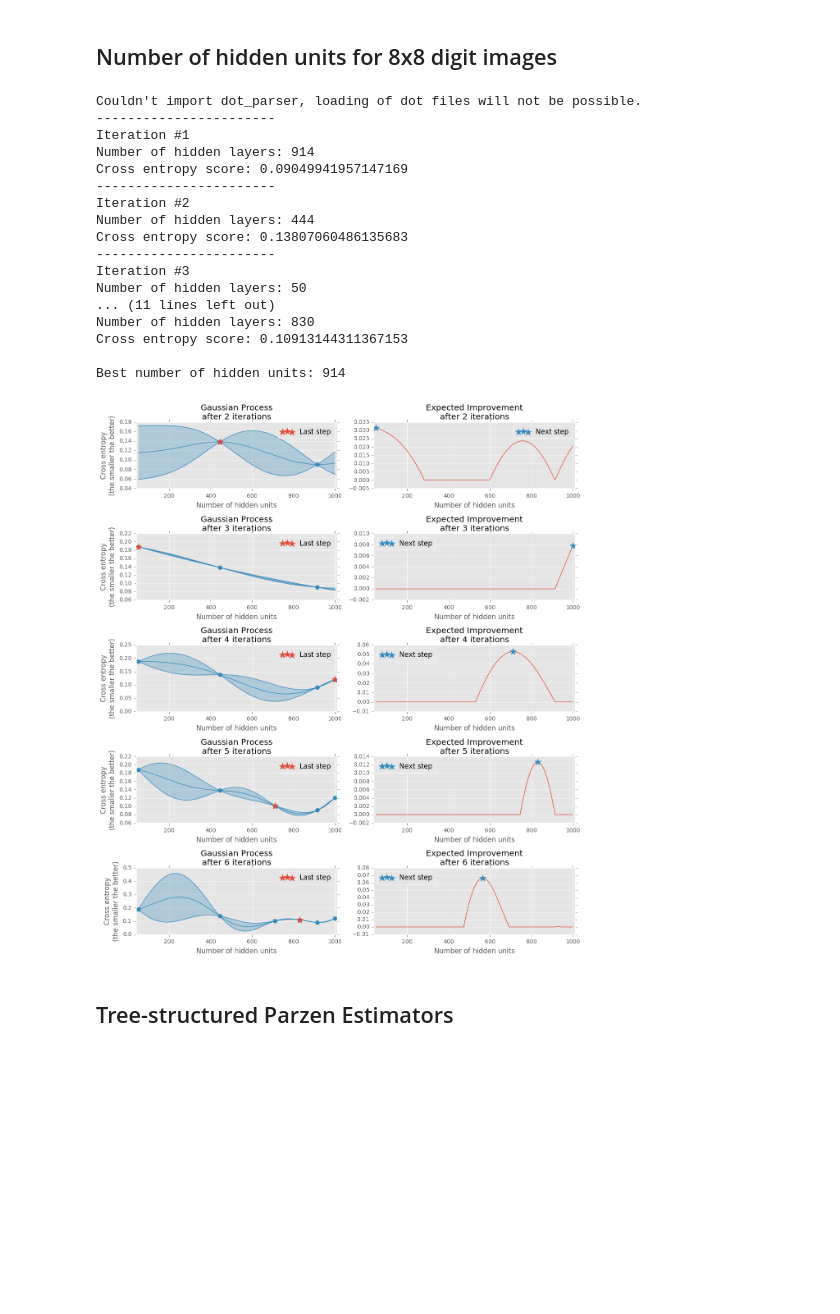
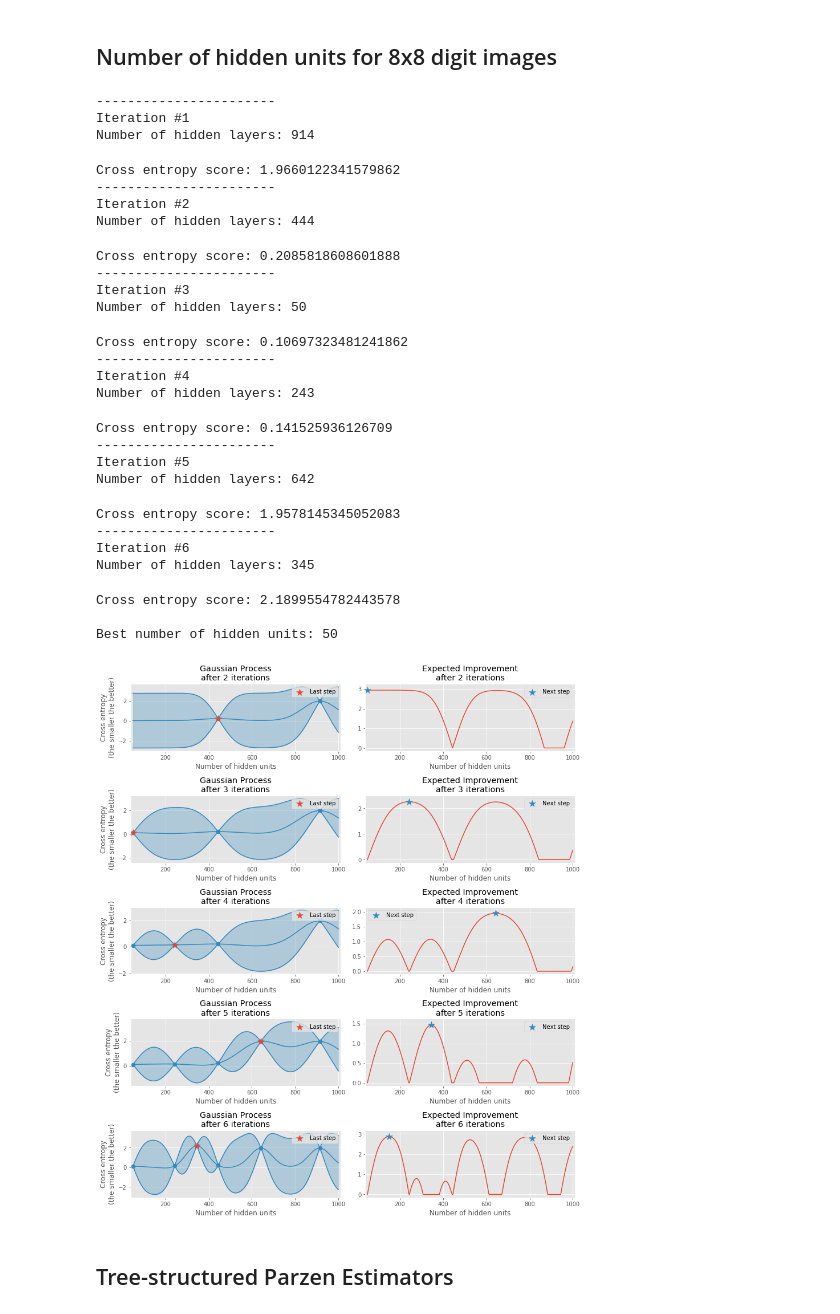
Before and after one commit to itdxer/neupy, a Jupyter notebook: notebooks/Hyperparameter optimization for Neural Networks.ipynb, the cells around one changed output. Cells and saved outputs as stored; diff of their text form; code cells hidden in the pictures; blank space fills up the shorter version.

```diff
--- a/notebooks/Hyperparameter optimization for Neural Networks.ipynb
+++ b/notebooks/Hyperparameter optimization for Neural Networks.ipynb
@@ -24,7 +24,8 @@ import matplotlib.pyplot as plt
 plt.style.use('ggplot')
 warnings.filterwarnings("ignore")
 
-colors = plt.rcParams['axes.color_cycle']
+colors = plt.rcParams['axes.prop_cycle']
+colors = [c['color'] for c in colors]
 # %%
 import os
 
@@ -138,8 +139,8 @@ for i in range(1, 4):
 # %% [markdown]
 ## Gaussian Process
 # %%
-from sklearn.gaussian_process import GaussianProcess, GaussianProcessRegressor
-from sklearn.gaussian_process import correlation_models as correlation
+from sklearn.gaussian_process import GaussianProcessRegressor
+from sklearn.gaussian_process.kernels import RBF, WhiteKernel, ConstantKernel as C
 
 def plot_gp_bounds(x, y, x_predict, y_predict, y_std, ax=None):
     if ax is None:
@@ -156,23 +157,24 @@ def plot_gp_bounds(x, y, x_predict, y_predict, y_std, ax=None):
         x_predict,
         bound1.reshape(len(bound1)),
         bound2.reshape(len(bound2)),
-        alpha=0.3
+        alpha=0.3,
+        color=colors[1],
     )
     ax.scatter(x, y, color=colors[1], s=50)
 
     return ax
 
-def gp(x, y, index, nugget=1e-5):
-    gp = GaussianProcess(corr='squared_exponential', theta0=1e-1,
-                         thetaL=1e-3, thetaU=1, nugget=nugget)
+def gp(x, y, index):
+    kernel = C(1.0, (1e-3, 1e3)) * RBF(10, (1e-2, 1e2))
+    gp = GaussianProcessRegressor(kernel, n_restarts_optimizer=100)
 
     xi = x[:index].reshape((-1, 1))
     yi = y[:index].reshape((-1, 1))
     gp.fit(xi, yi)
 
     x_predict = np.linspace(0, 200, 1000)
-    y_predict, y_var = gp.predict(np.atleast_2d(x_predict).T, eval_MSE=True)
-    y_std = np.sqrt(y_var.reshape((-1, 1)))
+    y_predict, y_std = gp.predict(np.atleast_2d(x_predict).T, return_std=True)
+    y_std = y_std.reshape((-1, 1))
 
     return xi, yi, x_predict, y_predict, y_std
 
@@ -187,7 +189,7 @@ def plot_gp_example1(xi, yi, x_predict, y_predict, y_std, index, ax=None):
     plot_gp_bounds(xi, yi, x_predict, y_predict, y_std, ax=ax)
 
     ax.set_ylim(50, 100)
-    ax.set_xlim(0, 200)
+    ax.set_xlim(0, 230)
 
     return ax
 # %%
@@ -203,8 +204,0 @@ saveas('gaussian-process-example')
-# %%
-fig, axes = plt.subplots(2, figsize=(8, 6), sharex=True)
-for index, ax in enumerate(axes, start=2):
-    xi, yi, x_predict, y_predict, y_std = gp(x, y, index, nugget=0.2)
-    plot_gp_example1(xi, yi, x_predict, y_predict, y_std, index, ax)
-
-fig.tight_layout()
-saveas('gaussian-process-noise-example')
@@ -417,7 +409,7 @@ saveas('mulvar-gauss-dist-parallel-coords-5d')
 # %%
 import random
 from sklearn import datasets, model_selection
-from neupy import algorithms, layers, utils, estimators
+from neupy import algorithms, layers, utils
 from sklearn.gaussian_process import kernels
 
 def vector_2d(array):
@@ -458,14 +450,14 @@ def hyperparam_selection(func, n_hidden_range, func_args=None, n_iter=20):
         x_test = vector_2d(n_hidden_choices)
 
         # Train gaussian process
-        gp = GaussianProcess(corr='squared_exponential',
-                             theta0=1e-1, thetaL=1e-3, thetaU=1)
+        kernel = C(1.0, (1e-3, 1e3)) * RBF(10, (1e-2, 1e2))
+        gp = GaussianProcessRegressor(kernel, n_restarts_optimizer=100)
         gp.fit(x_train, y_train)
 
         # Get mean and standard deviation for each possible
         # number of hidden units
-        y_mean, y_var = gp.predict(x_test, eval_MSE=True)
-        y_std = np.sqrt(vector_2d(y_var))
+        y_mean, y_std = gp.predict(x_test, return_std=True)
+        y_std = vector_2d(y_std)
 
         y_min = min(scores)
 
@@ -539,48 +531,57 @@ def train_network(n_hidden, x_train, x_test, y_train, y_test):
 
 utils.reproducible()
 
 dataset = datasets.load_digits()
 n_samples = dataset.target.size
 n_classes = 10
 target = np.zeros((n_samples, n_classes))
 target[np.arange(n_samples), dataset.target] = 1
 
 x_train, x_test, y_train, y_test = model_selection.train_test_split(
     dataset.data, target, train_size=0.9
 )
 
 fig = plt.figure(figsize=(12, 16))
 best_n_hidden = hyperparam_selection(
     train_network,
     n_hidden_range=[50, 1000],
     func_args=[x_train, x_test, y_train, y_test],
     n_iter=6,
 )
 
 print("")
 print("Best number of hidden units: {}".format(best_n_hidden))
 
 plt.tight_layout()
 saveas('hyperparam-selection-nn-hidden-units')
 # %% [output]
-Couldn't import dot_parser, loading of dot files will not be possible.
 -----------------------
 Iteration #1
 Number of hidden layers: 914
-Cross entropy score: 0.09049941957147169
------------------------
-Iteration #2
-Number of hidden layers: 444
-Cross entropy score: 0.13807060486135683
------------------------
-Iteration #3
-Number of hidden layers: 50
-... (11 lines left out)
-Number of hidden layers: 830
-Cross entropy score: 0.10913144311367153
-
-Best number of hidden units: 914
+Cross entropy score: 1.9660122341579862
+-----------------------
+Iteration #2
+Number of hidden layers: 444
+Cross entropy score: 0.2085818608601888
+-----------------------
+Iteration #3
+Number of hidden layers: 50
+Cross entropy score: 0.10697323481241862
+-----------------------
+Iteration #4
+Number of hidden layers: 243
+Cross entropy score: 0.141525936126709
+-----------------------
+Iteration #5
+Number of hidden layers: 642
+Cross entropy score: 1.9578145345052083
+-----------------------
+Iteration #6
+Number of hidden layers: 345
+Cross entropy score: 2.1899554782443578
+
+Best number of hidden units: 50
-[figure, old version]
+[figure, new version]
 # %% [markdown]
 ## Tree-structured Parzen Estimators
 # %%
```
Also changed, not shown: parts of 16 cells of this notebook, 6 other files.
